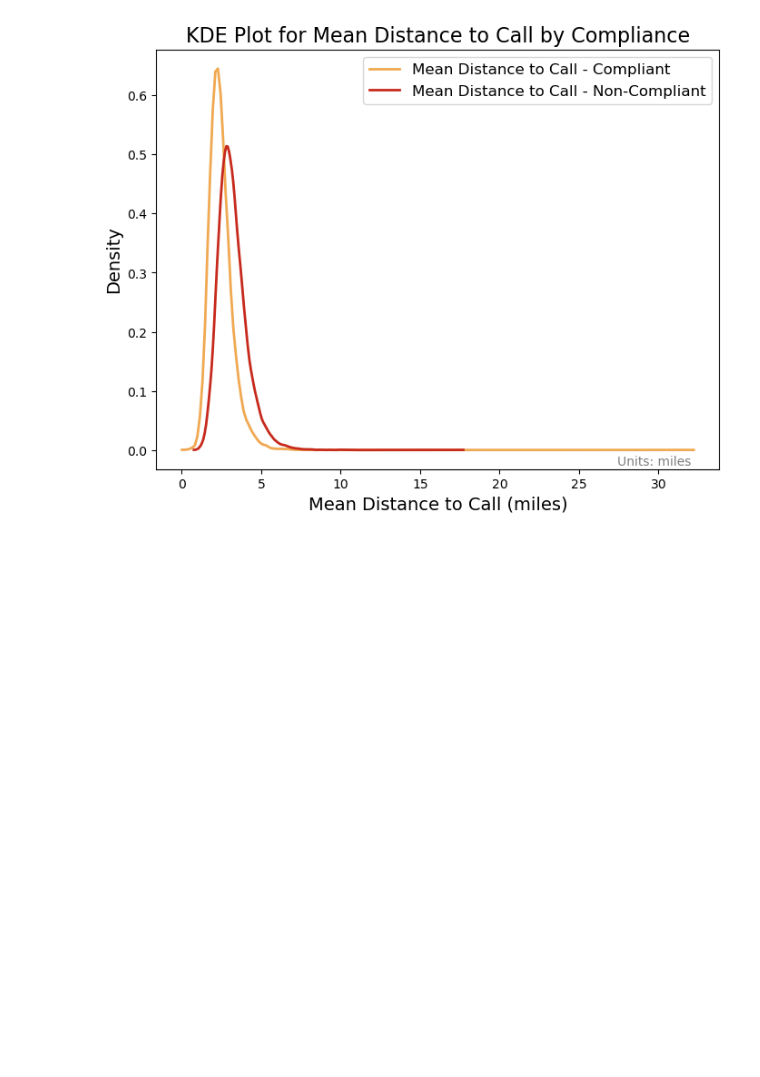
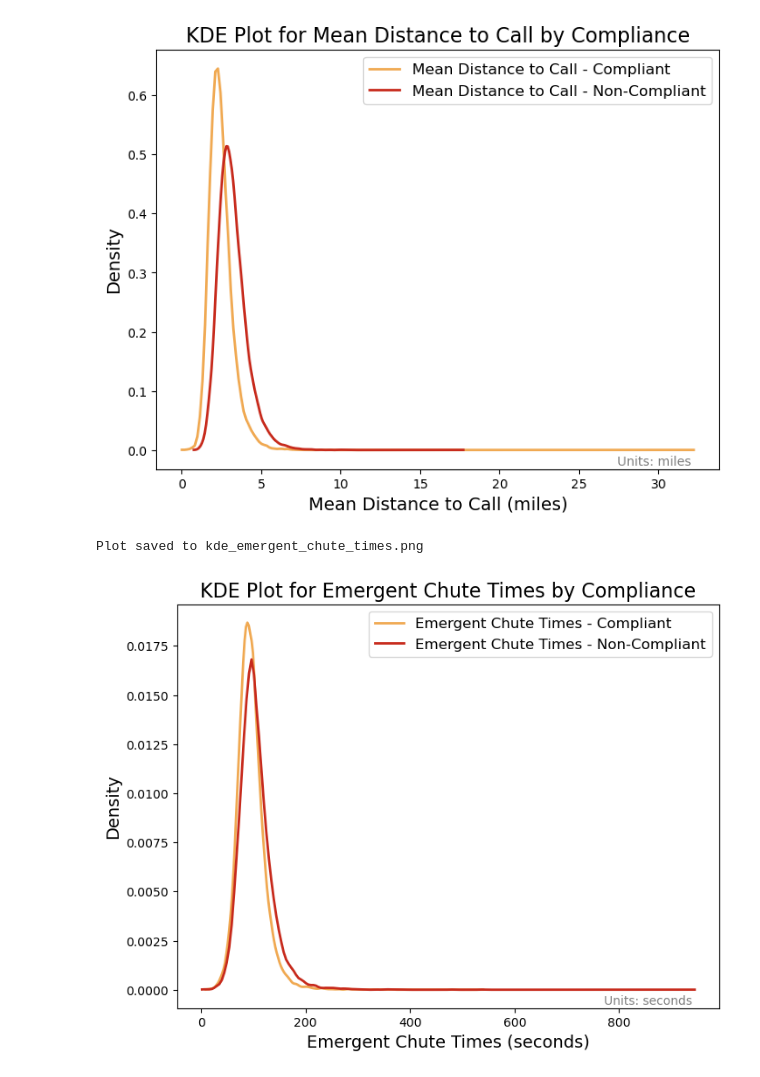
Before and after one commit to n2b8/EMS_Response_Performance_Analysis, a Jupyter notebook: visualizations/kde_output.ipynb, the cells around one changed output. Drawn from its saved outputs; the diff is of its cells as text; code cells hidden in the pictures; blank space fills up the shorter version.

Commit message:
visualizations - additional features

```diff
--- a/visualizations/kde_output.ipynb
+++ b/visualizations/kde_output.ipynb
@@ -66,3 +66,16 @@ generate_kde_plot(data, feature, compliance_column, compliance_threshold, title,
 # %% [output]
 Plot saved to kde_mean_distance_to_call.png
 [figure]
+# %%
+# chute_times_emergent
+feature = "chute_times_emergent"  # Column name in the dataset
+compliance_column = "percentile_90_response_emergent"  # Column representing compliance
+compliance_threshold = 540  # Compliance threshold (seconds)
+title = "Emergent Chute Times"  # Custom feature name for the plot
+unit = "seconds"  # Unit of measurement for the feature
+
+# Generate and display the KDE plot
+generate_kde_plot(data, feature, compliance_column, compliance_threshold, title, unit, save_path="kde_emergent_chute_times.png")
+# %% [output]
+Plot saved to kde_emergent_chute_times.png
+[figure, added]
```
Also changed, not shown: parts of 1 cell of this notebook, 2 other files.
